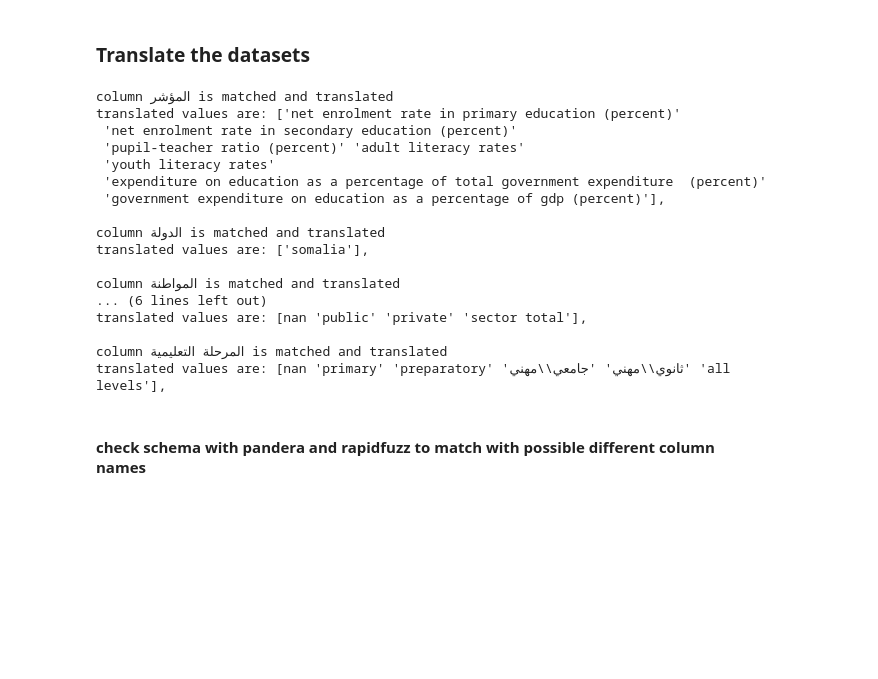
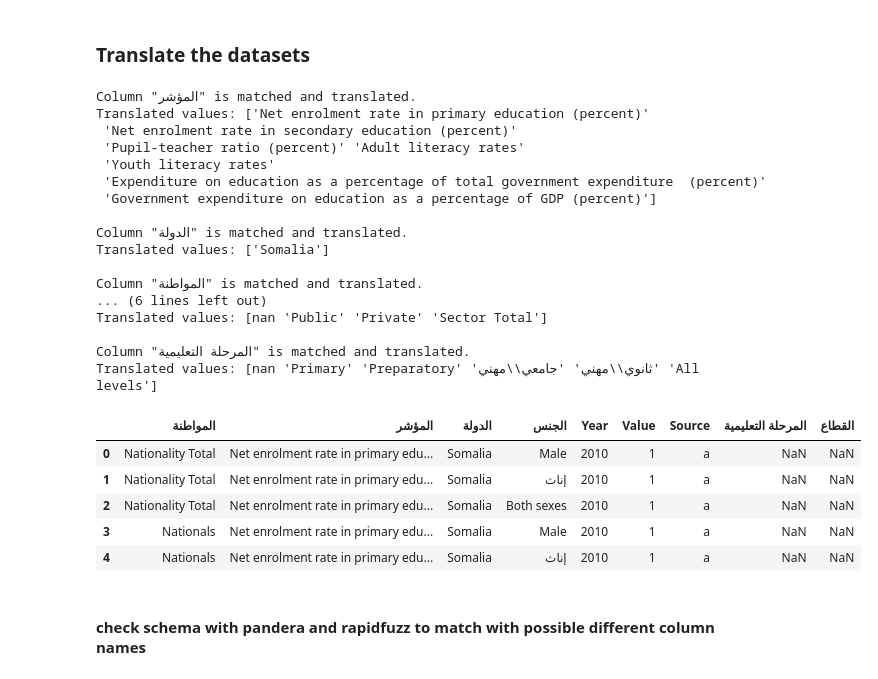
Before and after one commit to raffi1974/DSS-consolidate-questionnaires, a Jupyter notebook: consolidate_edu_questionnaire.ipynb, the cells around one changed output. Drawn from its saved outputs; the diff is of its cells as text; code cells hidden in the pictures; blank space fills up the shorter version.

```diff
--- a/consolidate_edu_questionnaire.ipynb
+++ b/consolidate_edu_questionnaire.ipynb
@@ -207,7 +221,7 @@ df_translation.head(3)
 En_Ar_dictionary={}
 
 for dim in [d for d in df_translation['col_en'].unique() if d not in ['year', 'value', 'source']]:
-    df_dim=df_translation[df_translation['col_en']==dim].copy()
+    df_dim=df_translation[df_translation['col_en'].isin([dim.lower(), dim])].copy()
     En_Ar_dictionary.update({dim:dict(zip(df_dim['val_en'], df_dim['val_ar']))})
 
 
@@ -215,37 +229,62 @@ for dim in [d for d in df_translation['col_en'].unique() if d not in ['year', 'v
 Ar_En_dictionary={}
 
 for dim in [d for d in df_translation['col_ar'].unique() if d not in ['السنة', 'العدد', 'المصدر']]:
-    df_dim=df_translation[df_translation['col_ar']==dim].copy()
+    df_dim=df_translation[df_translation['col_ar'].isin([dim.lower(), dim])].copy()
     Ar_En_dictionary.update({dim:dict(zip(df_dim['val_ar'], df_dim['val_en']))})
 # %% [markdown]
 ### Translate the datasets
 # %%
-# Translate from Arabic to English
-df_combined_EN=df_combined.copy()
+class DataFrameTranslator:
+    def __init__(self, translate_to, en_ar_dict=None,ar_en_dict=None):
+        if translate_to.lower() not in ['english', 'arabic']:
+            raise ValueError("Language must be 'english' or 'arabic'")
 
-for col, col_dict in Ar_En_dictionary.items():
-    if col in df_combined_EN.columns:
-        print(f'column {col} is matched and translated')
-        df_combined_EN[col] = df_combined_EN[col].replace(col_dict)
-        print(f'translated values are: {df_combined_EN[col].unique()},\n')
+        self.translate_to = translate_to.lower()
+
+        #Let the user pass their own translation dictionaries if they want, otherwise use the defaults:
+        self.en_ar_dict = en_ar_dict if en_ar_dict is not None else En_Ar_dictionary
+        self.ar_en_dict = ar_en_dict if ar_en_dict is not None else Ar_En_dictionary
+
+
+    def translate(self, df):
+        df_translated = df.copy()
+        translation_dict = self.ar_en_dict if self.translate_to == 'english' else self.en_ar_dict
+
+        for col, col_dict in translation_dict.items():
+            if col in df_translated.columns:
+                print(f'Column "{col}" is matched and translated.')
+                df_translated[col] = df_translated[col].replace(col_dict)
+                print(f'Translated values: {df_translated[col].unique()}\n')
+
+        return df_translated
-# %% [output]
-column المؤشر is matched and translated
-translated values are: ['net enrolment rate in primary education (percent)'
- 'net enrolment rate in secondary education (percent)'
- 'pupil-teacher ratio (percent)' 'adult literacy rates'
- 'youth literacy rates'
- 'expenditure on education as a percentage of total government expenditure  (percent)'
- 'government expenditure on education as a percentage of gdp (percent)'],
-
-column الدولة is matched and translated
-translated values are: ['somalia'],
-
-column المواطنة is matched and translated
-... (6 lines left out)
-translated values are: [nan 'public' 'private' 'sector total'],
-
-column المرحلة التعليمية is matched and translated
-translated values are: [nan 'primary' 'preparatory' 'ثانوي\\مهني' 'جامعي\\مهني' 'all levels'],
+# %%
+translator = DataFrameTranslator('english')
+df_translated = translator.translate(df_combined)
+df_translated.head()
+# %% [output]
+Column "المؤشر" is matched and translated.
+Translated values: ['Net enrolment rate in primary education (percent)'
+ 'Net enrolment rate in secondary education (percent)'
+ 'Pupil-teacher ratio (percent)' 'Adult literacy rates'
+ 'Youth literacy rates'
+ 'Expenditure on education as a percentage of total government expenditure  (percent)'
+ 'Government expenditure on education as a percentage of GDP (percent)']
+
+Column "الدولة" is matched and translated.
+Translated values: ['Somalia']
+
+Column "المواطنة" is matched and translated.
+... (6 lines left out)
+Translated values: [nan 'Public' 'Private' 'Sector Total']
+
+Column "المرحلة التعليمية" is matched and translated.
+Translated values: [nan 'Primary' 'Preparatory' 'ثانوي\\مهني' 'جامعي\\مهني' 'All levels']
+|  | المواطنة | المؤشر | الدولة | الجنس | Year | Value | Source | المرحلة التعليمية | القطاع |
+| 0 | Nationality Total | Net enrolment rate in primary edu... | Somalia | Male | 2010 | 1 | a | NaN | NaN |
+| 1 | Nationality Total | Net enrolment rate in primary edu... | Somalia | إناث | 2010 | 1 | a | NaN | NaN |
+| 2 | Nationality Total | Net enrolment rate in primary edu... | Somalia | Both sexes | 2010 | 1 | a | NaN | NaN |
+| 3 | Nationals | Net enrolment rate in primary edu... | Somalia | Male | 2010 | 1 | a | NaN | NaN |
+| 4 | Nationals | Net enrolment rate in primary edu... | Somalia | إناث | 2010 | 1 | a | NaN | NaN |
 # %% [markdown]
 #### check schema with pandera and rapidfuzz to match with possible different column names
 # %%
```
Also changed, not shown: parts of 2 cells of this notebook.
